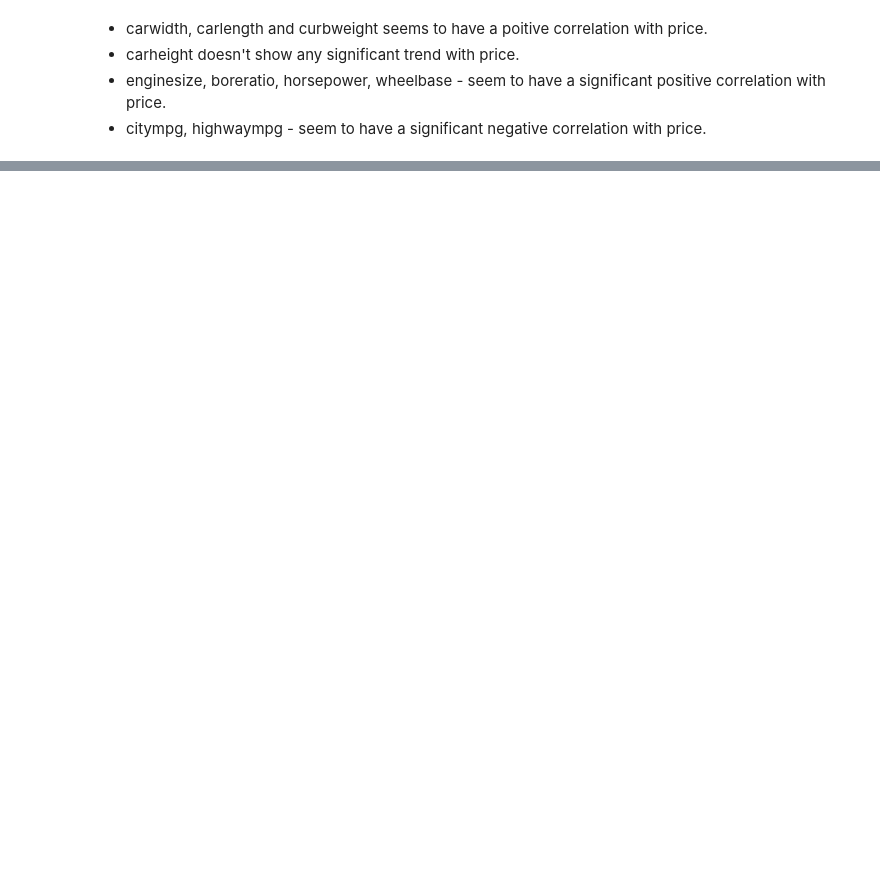
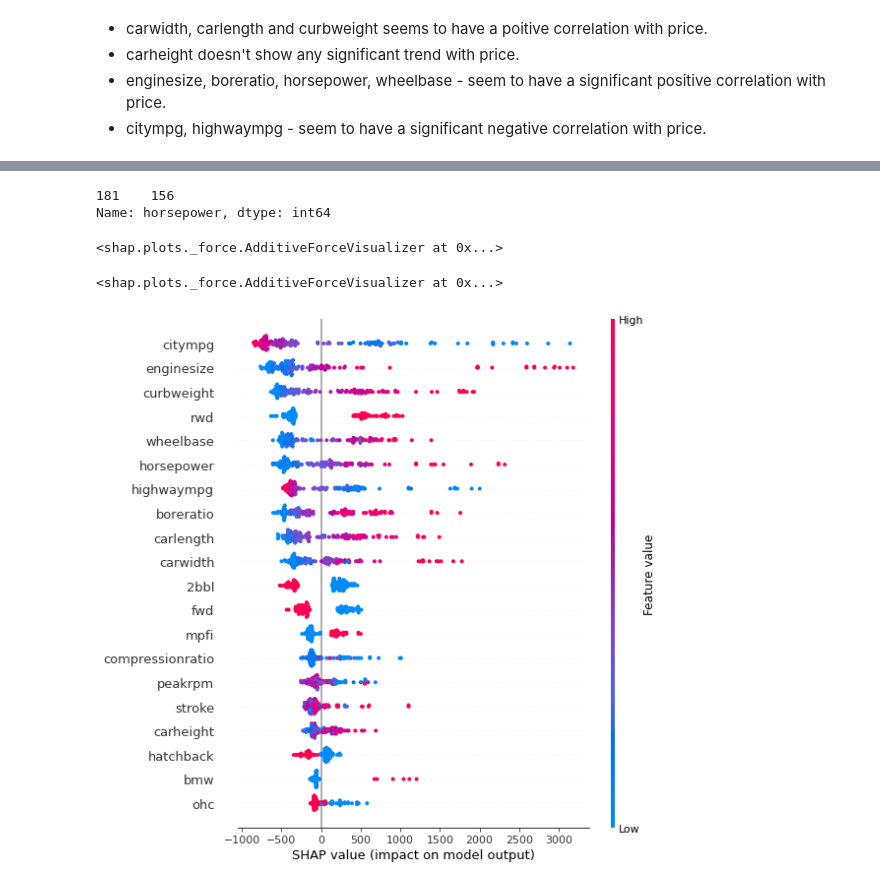
Before and after one commit to sumamk08/CarPricePrediction-Regression, a Jupyter notebook: CarPricePrediction-NB.ipynb, the cells around one changed output, grey strips where cells are left out. Saved outputs shown, nothing was run; the diff lists cells and outputs as text; code cells hidden in the pictures; blank space fills up the shorter version.

```diff
--- a/CarPricePrediction-NB.ipynb
+++ b/CarPricePrediction-NB.ipynb
@@ -255,0 +323,2 @@ iplot(fig)
+# %%
+cars_data.drop(['fueltype','aspiration','carbody','drivewheel','enginetype','cylindernumber','enginelocation','fuelsystem','CompanyName'], axis = 'columns', inplace = True)
@@ -255,0 +337,6 @@ iplot(fig)
+# %%
+X = cars_data.drop(['price'], axis = 'columns')
+y = cars_data['price']
+# %%
+# Train & Test Split
+X_train, X_test, y_train, y_test = train_test_split(X, y, test_size = 0.3, random_state = 0)
@@ -255,0 +376,6 @@ iplot(fig)
+# %%
+rf_model = RandomForestRegressor(criterion = 'mae', max_depth = 10, max_features = 3, min_samples_leaf = 1, min_samples_split = 2,
+                                 n_estimators = 100)
+rf_model.fit(X_train, y_train)
+y_pred = rf_model.predict(X_test)
+show_metrics(y_test, y_pred)
@@ -255,0 +402,23 @@ iplot(fig)
+# %%
+choosen_instance = X_test.iloc[[1]]
+print(choosen_instance.horsepower)
+shap_values = explainer.shap_values(choosen_instance)
+shap.force_plot(explainer.expected_value, shap_values, choosen_instance)
+# %% [output]
+181    156
+Name: horsepower, dtype: int64
+<shap.plots._force.AdditiveForceVisualizer at 0x...>
+# %%
+choosen_instance = X_test.iloc[[10]]
+shap_values = explainer.shap_values(choosen_instance)
+shap.force_plot(explainer.expected_value, shap_values, choosen_instance)
+# %% [output]
+<shap.plots._force.AdditiveForceVisualizer at 0x...>
+# %%
+# calculate SHAP
+explainer = shap.TreeExplainer(rf_model)
+shap_values = explainer.shap_values(X_train, approximate=False, check_additivity=False)
+
+shap.summary_plot(shap_values, X_train)
+# %% [output]
+[figure, added]
```
Also changed, not shown: parts of 28 cells of this notebook.
